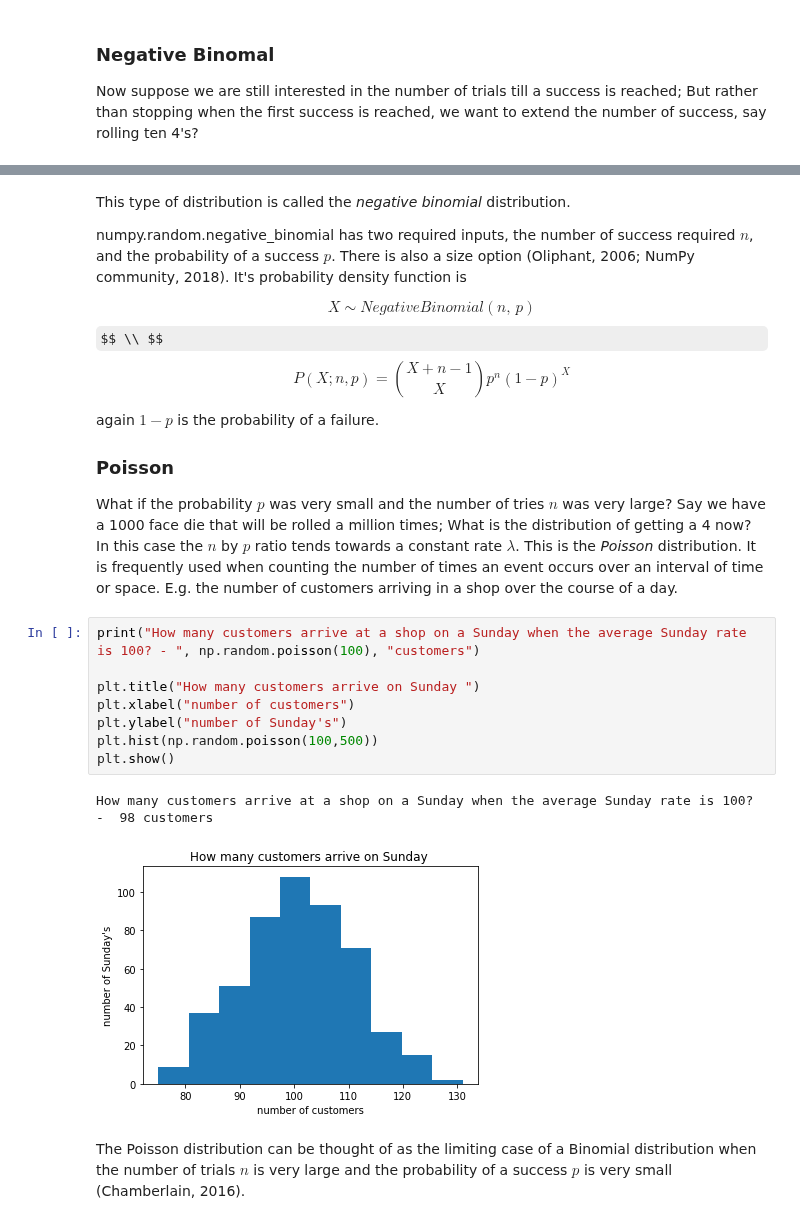
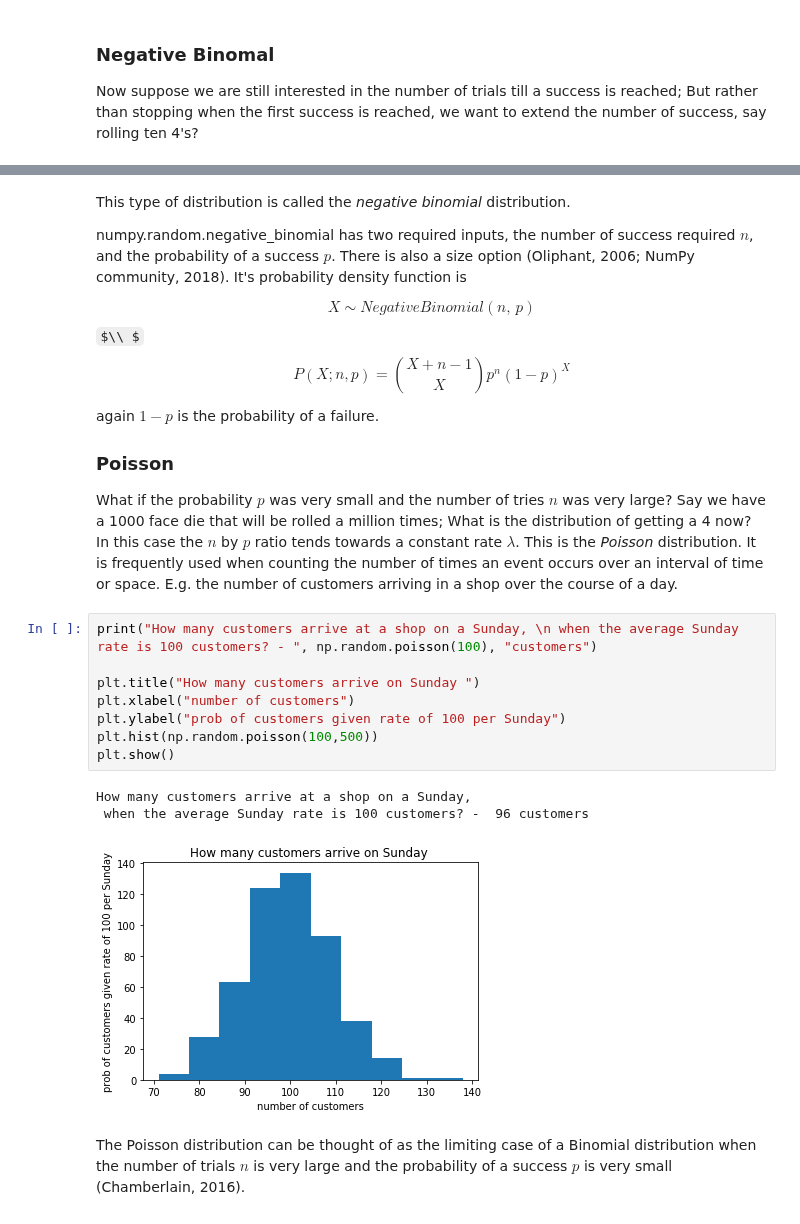
Before and after one commit to Osheah/p4da-numpy-random, a Jupyter notebook: numpy-random.ipynb, the cells around one changed output, grey strips where cells are left out. Saved outputs shown, nothing was run; the diff lists cells and outputs as text; some formulas as TeX source.

```diff
--- a/numpy-random.ipynb
+++ b/numpy-random.ipynb
@@ -813,10 +811,11 @@ This type of distribution is called the *negative binomial* distribution.
 numpy.random.negative_binomial has two required inputs, the number of success required $n$, and the probability of a success $p$. There is also a size option (Oliphant, 2006; NumPy community, 2018). It's probability density function is
 
 $$X\sim NegativeBinomial(n,\,p)$$
-$$ \\ $$
+$\\ $
 $$P(X;n,p) = \binom{X+n-1}{X}p^{n}(1-p)^{X}$$
 
 again $1-p$ is the probability of a failure.
+
 
 
 ### Poisson
@@ -825,16 +824,17 @@ again $1-p$ is the probability of a failure.
 
 What if the probability $p$ was very small and the number of tries $n$ was very large? Say we have a 1000 face die that will be rolled a million times; What is the distribution of getting a 4 now? In this case the $n$ by $p$ ratio tends towards a constant rate $\lambda$. This is the *Poisson* distribution. It is frequently used when counting the number of times an event occurs over an interval of time or space. E.g. the number of customers arriving in a shop over the course of a day.
 # %%
-print("How many customers arrive at a shop on a Sunday when the average Sunday rate is 100? - ", np.random.poisson(100), "customers")
+print("How many customers arrive at a shop on a Sunday, \n when the average Sunday rate is 100 customers? - ", np.random.poisson(100), "customers")
 
 plt.title("How many customers arrive on Sunday ")
 plt.xlabel("number of customers")
-plt.ylabel("number of Sunday's")
+plt.ylabel("prob of customers given rate of 100 per Sunday")
 plt.hist(np.random.poisson(100,500))
 plt.show()
 # %% [output]
-How many customers arrive at a shop on a Sunday when the average Sunday rate is 100? -  98 customers
+How many customers arrive at a shop on a Sunday,
+ when the average Sunday rate is 100 customers? -  96 customers
-[figure, old version]
+[figure, new version]
 # %% [markdown]
 The Poisson distribution can be thought of as the limiting case of a Binomial distribution when the number of trials $n$ is very large and the probability of a success $p$ is very small (Chamberlain, 2016).
 # %%
```
Also changed, not shown: parts of 55 cells of this notebook.
